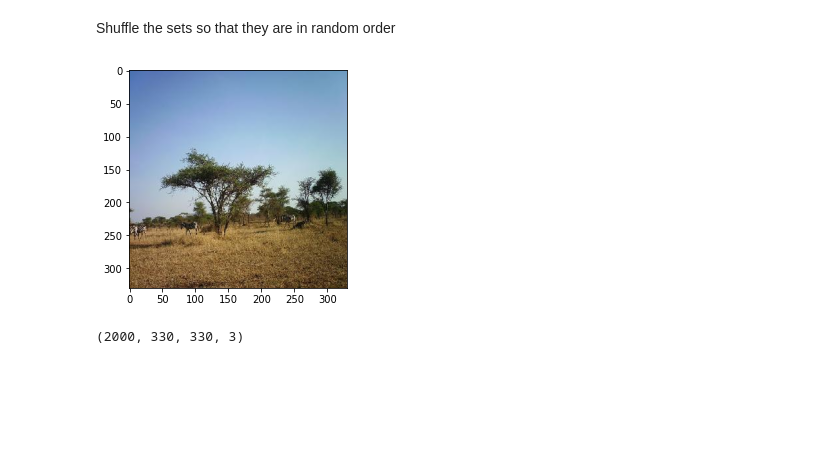
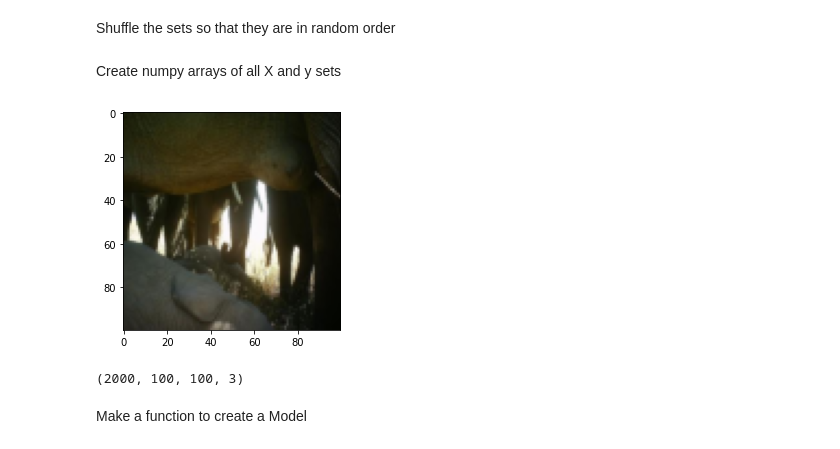
Before and after one commit to Saurabh-Roy/Project2, a Jupyter notebook: AnimalClassification.ipynb, the cells around one changed output. Drawn from its saved outputs; the diff is of its cells as text; code cells hidden in the pictures; blank space fills up the shorter version.

Commit message:
made a model

```diff
--- a/AnimalClassification.ipynb
+++ b/AnimalClassification.ipynb
@@ -91,8 +98,7 @@ for category_label in category_train_dir_labels:
 
     for img in os.listdir(folder):
         img_path=os.path.join(folder,img)
-        img_arr =io.imread(img_path)
-
+        img_arr =resize(io.imread(img_path),(100,100))
         train_data.append([img_arr,label])
 # %% [markdown]
 Create Validation set
@@ -106,7 +112,7 @@ for category_label in category_valid_dir_labels:
 
         img_path=os.path.join(folder,img)
         # img_arr =cv2.resize(cv2.imread(img_path),(330,330))
-        img_arr = io.imread(img_path)
+        img_arr = resize(io.imread(img_path),(100,100))
         valid_data.append([img_arr,label])
 # %% [markdown]
 Create Test set
@@ -118,7 +124,7 @@ for category_label in category_test_dir_labels:
 
     for img in os.listdir(folder):
         img_path=os.path.join(folder,img)
-        img_arr =io.imread(img_path)
+        img_arr =resize(io.imread(img_path),(100,100))
 
         test_data.append([img_arr,label])
 # %% [markdown]
@@ -128,6 +134,8 @@ random.seed(2022)
 random.shuffle(train_data)
 random.shuffle(test_data)
 random.shuffle(valid_data)
+# %% [markdown]
+Create numpy arrays of all X and y sets
 # %%
 X_train = []
 y_train = []
@@ -156,10 +164,12 @@ y_valid = np.array(y_valid)
 X_test = np.array(X_test)
 y_test = np.array(y_test)
 # %%
-plt.imshow(X_valid[10],cmap=plt.cm.gray)
+plt.imshow(X_train[41],cmap=plt.cm.gray)
 plt.show()
 len(X_train)
 X_valid.shape
 # %% [output]
-[figure, old version]
+[figure, new version]
-(2000, 330, 330, 3)
+(2000, 100, 100, 3)
+# %% [markdown]
+Make a function to create a Model
```
Also changed, not shown: parts of 4 cells of this notebook.
